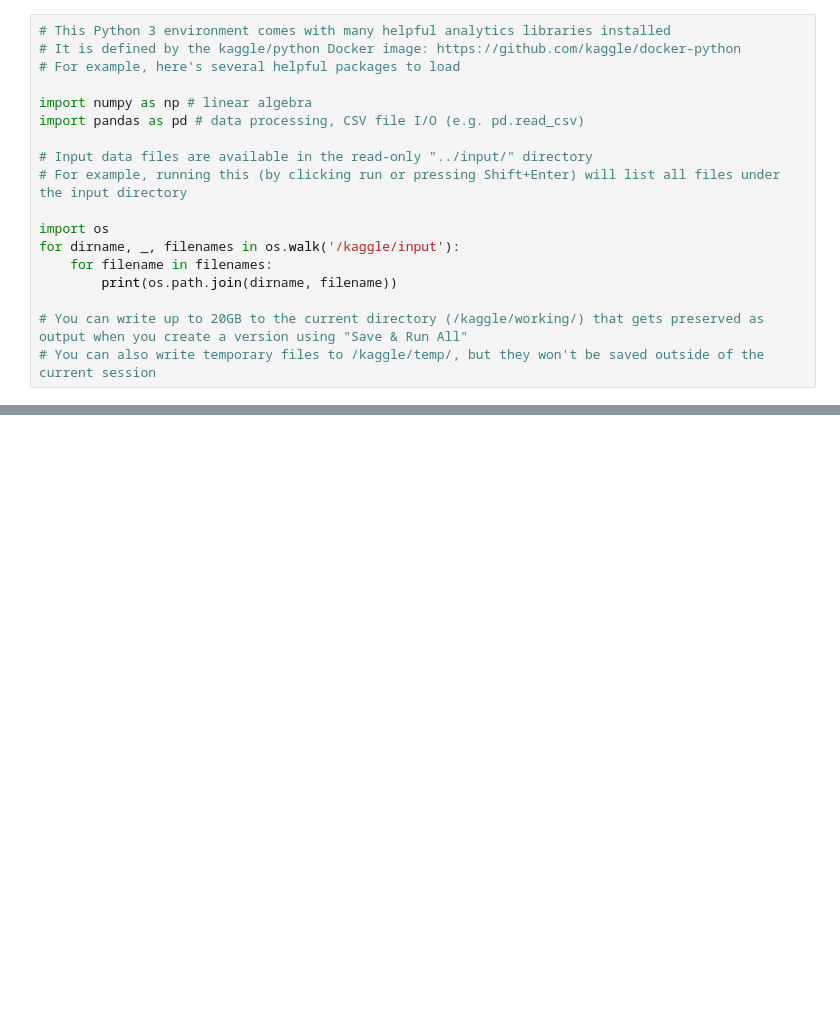
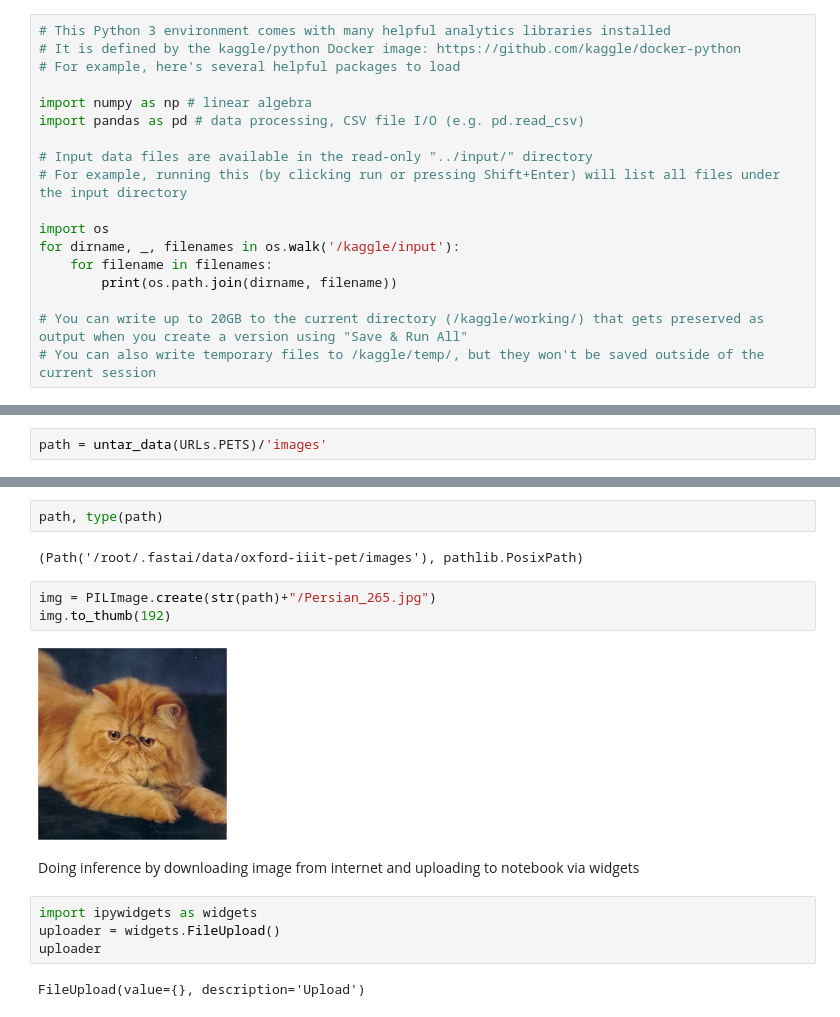
Before and after one commit to omergilani/FastAI_Book_WalkThrough, a Jupyter notebook: fastaibook-chap1.ipynb, the cells around one changed output, grey strips where cells are left out. Saved outputs shown, nothing was run; the diff lists cells and outputs as text; blank space fills up the shorter version.

Commit message:
Kaggle Notebook | FastAIbook_chap1 | Version 3

```diff
--- a/fastaibook-chap1.ipynb
+++ b/fastaibook-chap1.ipynb
@@ -18,0 +32,2 @@ for dirname, _, filenames in os.walk('/kaggle/input'):
+# %%
+path = untar_data(URLs.PETS)/'images'
@@ -18,0 +66,17 @@ for dirname, _, filenames in os.walk('/kaggle/input'):
+# %%
+path, type(path)
+# %% [output]
+(Path('/root/.fastai/data/oxford-iiit-pet/images'), pathlib.PosixPath)
+# %%
+img = PILImage.create(str(path)+"/Persian_265.jpg")
+img.to_thumb(192)
+# %% [output]
+[figure, added]
+# %% [markdown]
+Doing inference by downloading image from internet and uploading to notebook via widgets
+# %%
+import ipywidgets as widgets
+uploader = widgets.FileUpload()
+uploader
+# %% [output]
+FileUpload(value={}, description='Upload')
```
Also changed, not shown: parts of 10 cells of this notebook.
